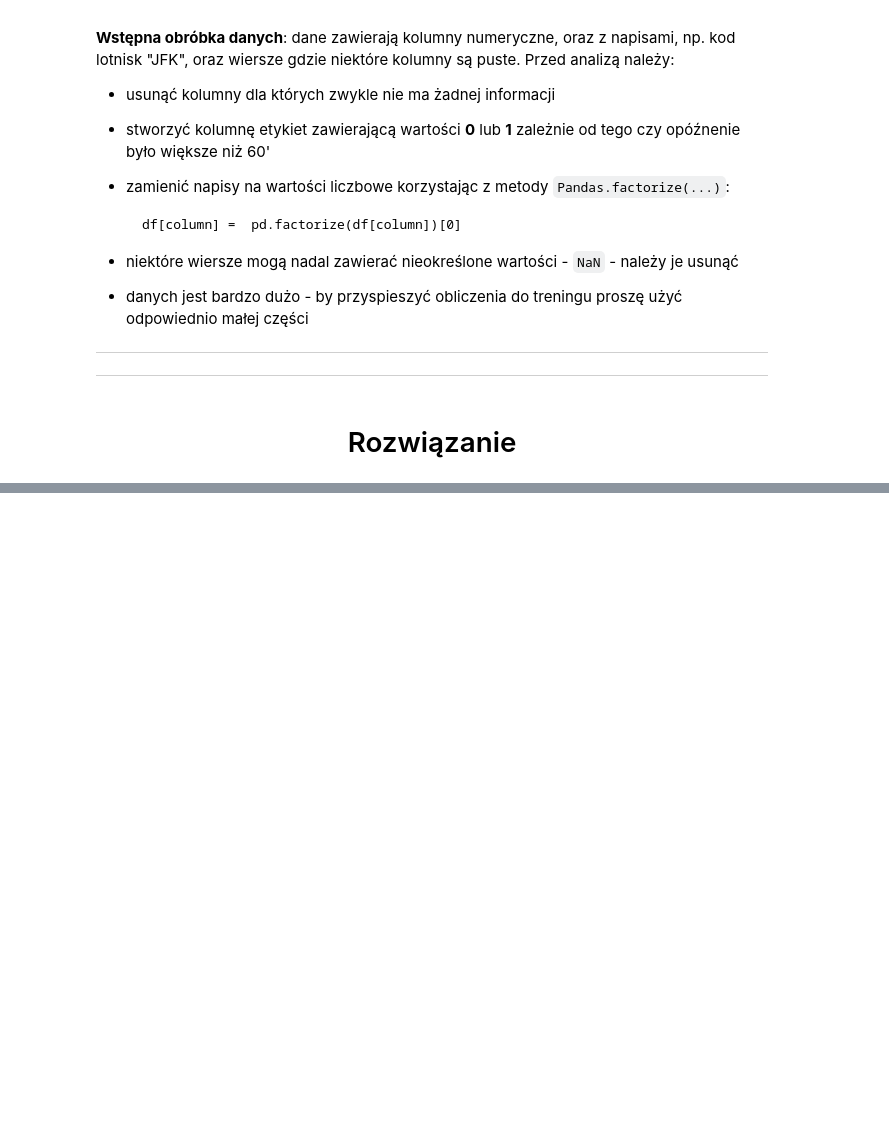
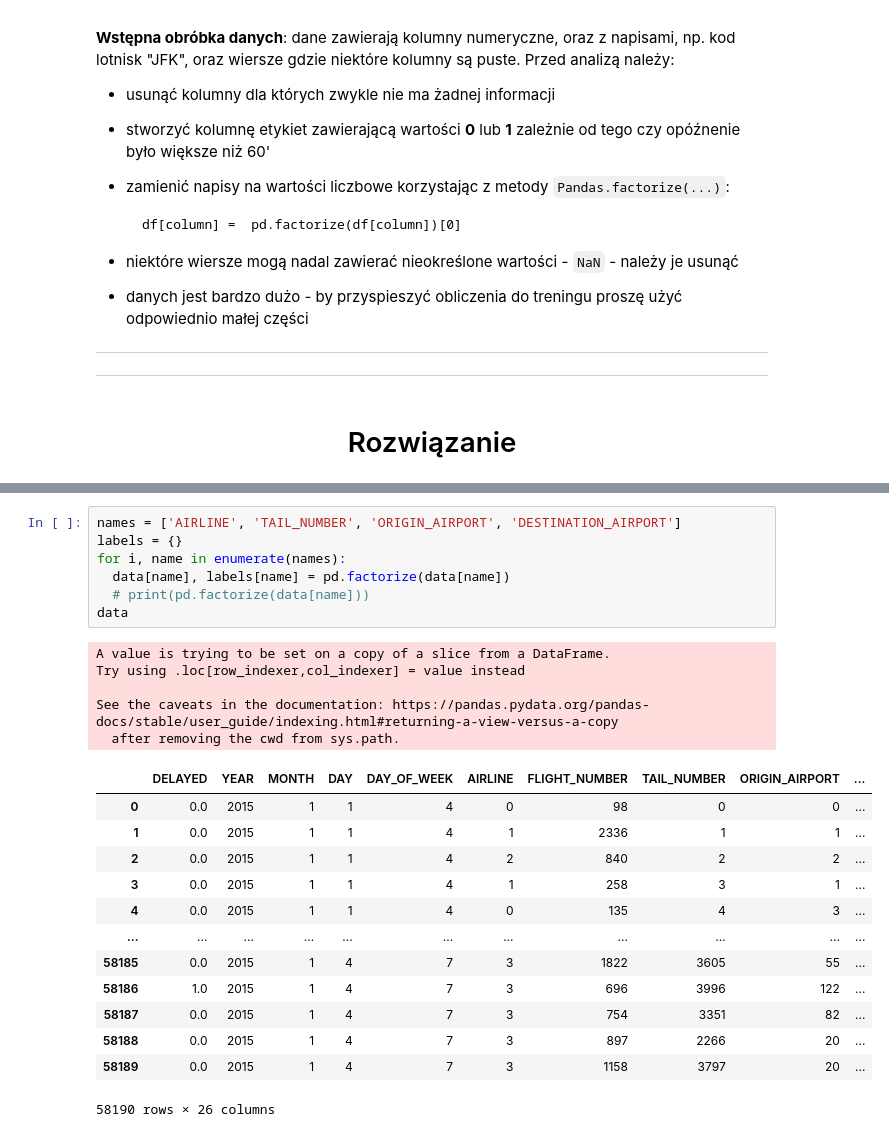
Before and after one commit to K4cp3rski/ML_FUW, a Jupyter notebook: Cybinski_01_zadanie_domowe.ipynb, the cells around one changed output, grey strips where cells are left out. Drawn from its saved outputs; the diff is of its cells as text; blank space fills up the shorter version.

```diff
--- a/Cybinski_01_zadanie_domowe.ipynb
+++ b/Cybinski_01_zadanie_domowe.ipynb
@@ -65,0 +155,26 @@ drive.mount('/content/drive')
+# %%
+names = ['AIRLINE', 'TAIL_NUMBER', 'ORIGIN_AIRPORT', 'DESTINATION_AIRPORT']
+labels = {}
+for i, name in enumerate(names):
+  data[name], labels[name] = pd.factorize(data[name])
+  # print(pd.factorize(data[name]))
+data
+# %% [output]
+A value is trying to be set on a copy of a slice from a DataFrame.
+Try using .loc[row_indexer,col_indexer] = value instead
+
+See the caveats in the documentation: https://pandas.pydata.org/pandas-docs/stable/user_guide/indexing.html#returning-a-view-versus-a-copy
+  after removing the cwd from sys.path.
+|  | DELAYED | YEAR | MONTH | DAY | DAY_OF_WEEK | AIRLINE | FLIGHT_NUMBER | TAIL_NUMBER | ORIGIN_AIRPORT | ... |
+| 0 | 0.0 | 2015 | 1 | 1 | 4 | 0 | 98 | 0 | 0 | ... |
+| 1 | 0.0 | 2015 | 1 | 1 | 4 | 1 | 2336 | 1 | 1 | ... |
+| 2 | 0.0 | 2015 | 1 | 1 | 4 | 2 | 840 | 2 | 2 | ... |
+| 3 | 0.0 | 2015 | 1 | 1 | 4 | 1 | 258 | 3 | 1 | ... |
+| 4 | 0.0 | 2015 | 1 | 1 | 4 | 0 | 135 | 4 | 3 | ... |
+| ... | ... | ... | ... | ... | ... | ... | ... | ... | ... | ... |
+| 58185 | 0.0 | 2015 | 1 | 4 | 7 | 3 | 1822 | 3605 | 55 | ... |
+| 58186 | 1.0 | 2015 | 1 | 4 | 7 | 3 | 696 | 3996 | 122 | ... |
+| 58187 | 0.0 | 2015 | 1 | 4 | 7 | 3 | 754 | 3351 | 82 | ... |
+| 58188 | 0.0 | 2015 | 1 | 4 | 7 | 3 | 897 | 2266 | 20 | ... |
+| 58189 | 0.0 | 2015 | 1 | 4 | 7 | 3 | 1158 | 3797 | 20 | ... |
+58190 rows × 26 columns
```
Also changed, not shown: parts of 33 cells of this notebook.
